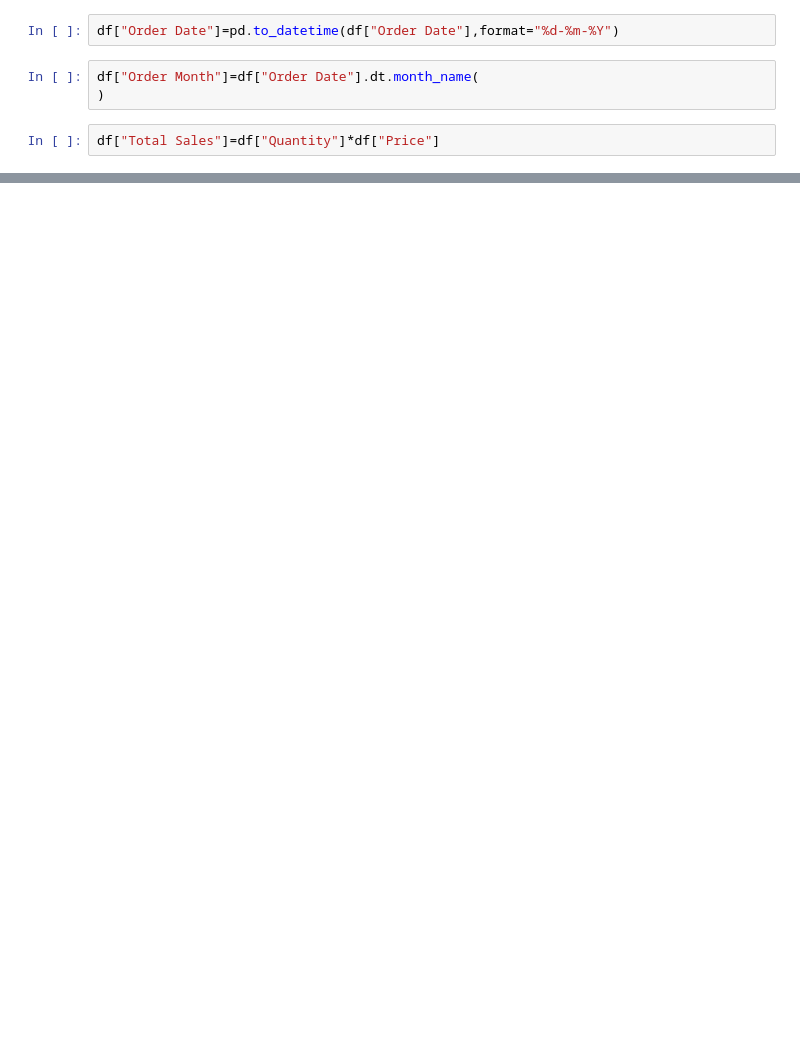
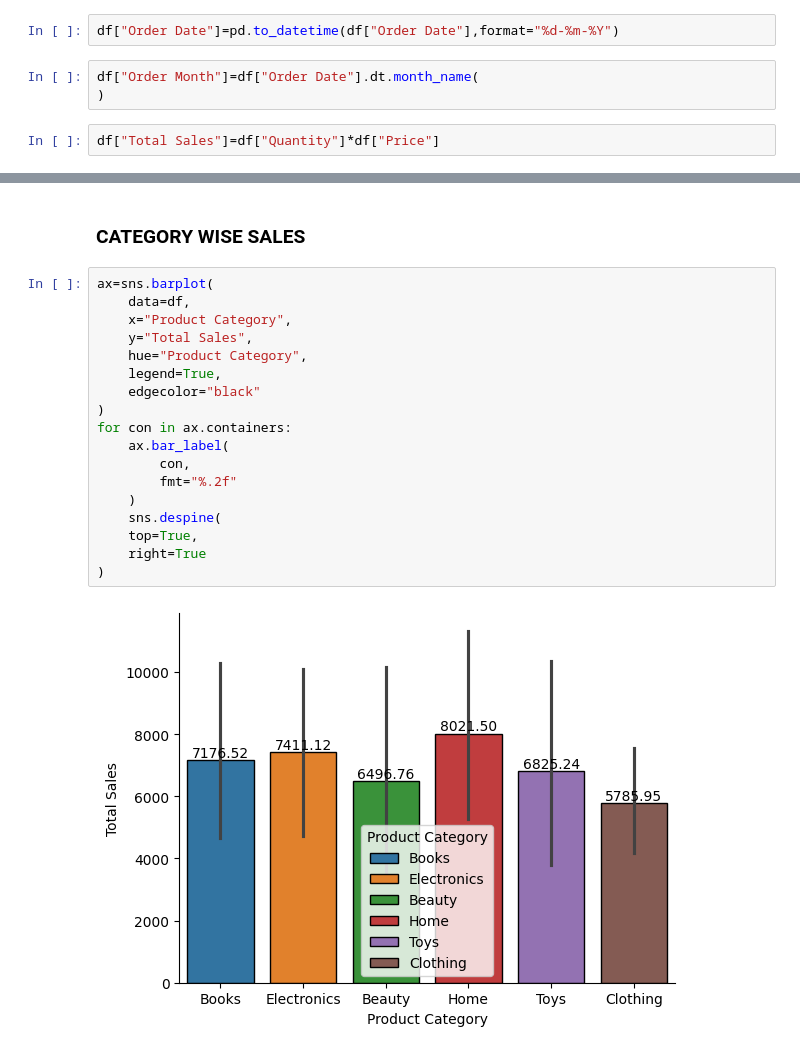
Before and after one commit to sagarnbeedi-analytics/data-analytics-portfolio, a Jupyter notebook: PYTHON/practicing_python_libraries/python_files/seaborn.ipynb, the cells around one changed output, grey strips where cells are left out. Cells and saved outputs as stored; diff of their text form; blank space fills up the shorter version.

```diff
--- a/PYTHON/practicing_python_libraries/python_files/seaborn.ipynb
+++ b/PYTHON/practicing_python_libraries/python_files/seaborn.ipynb
@@ -157,0 +174,22 @@ df["Total Sales"]=df["Quantity"]*df["Price"]
+# %% [markdown]
+### CATEGORY WISE SALES
+# %%
+ax=sns.barplot(
+    data=df,
+    x="Product Category",
+    y="Total Sales",
+    hue="Product Category",
+    legend=True,
+    edgecolor="black"
+)
+for con in ax.containers:
+    ax.bar_label(
+        con,
+        fmt="%.2f"
+    )
+    sns.despine(
+    top=True,
+    right=True
+)
+# %% [output]
+[figure, added]
```
Also changed, not shown: parts of 14 cells of this notebook.
